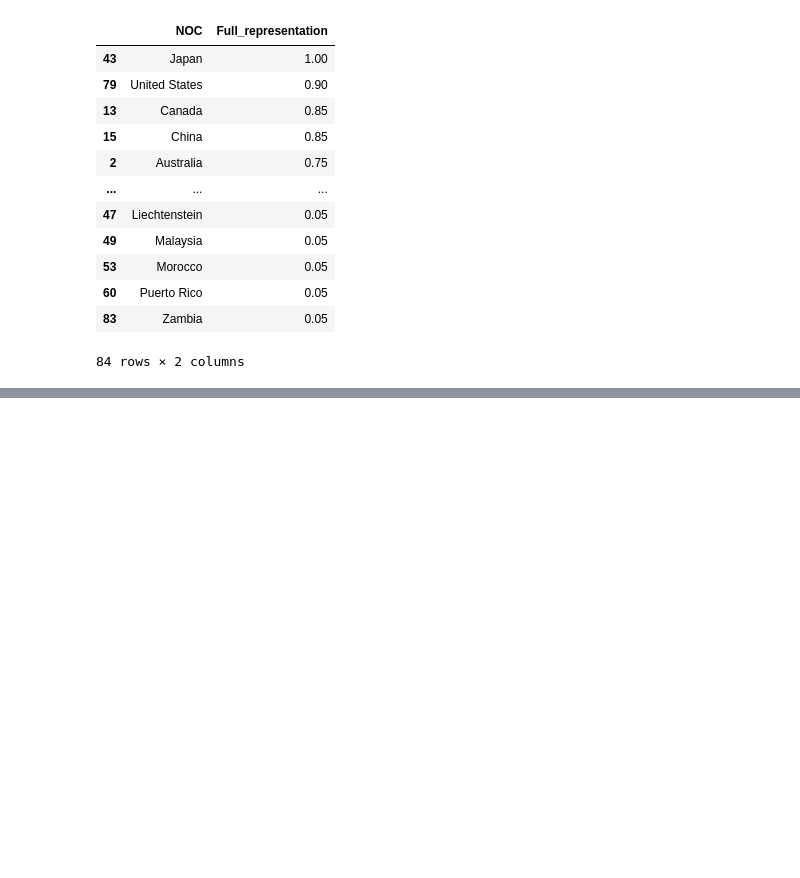
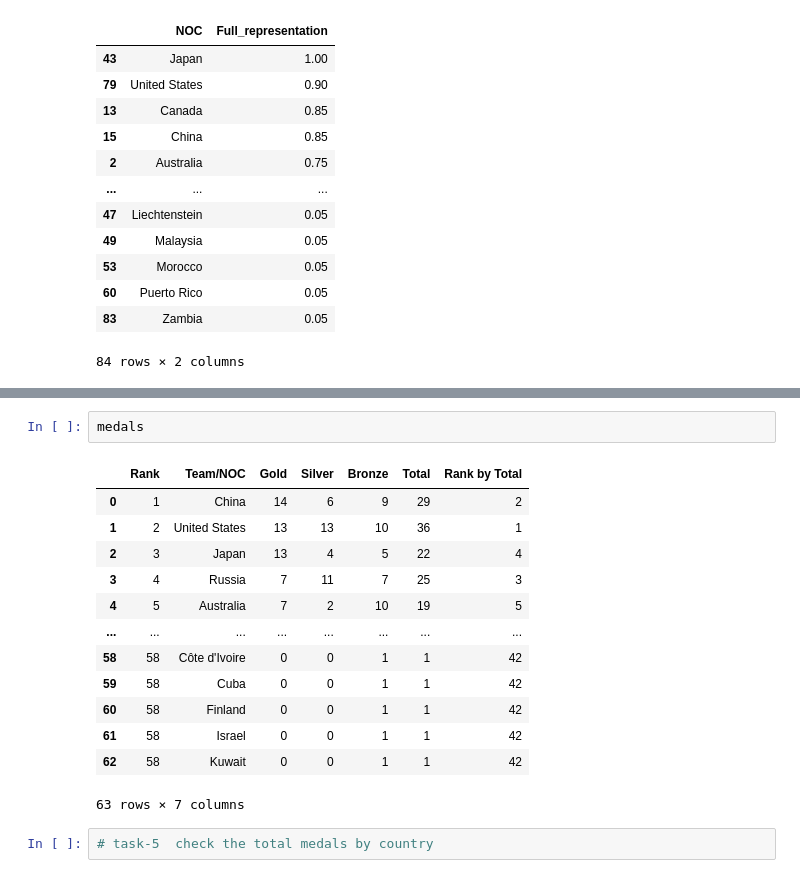
Before and after one commit to NadavNavon/Tokyo2020-DA, a Jupyter notebook: Tokyo_2020_notebook.ipynb, the cells around one changed output, grey strips where cells are left out. Cells and saved outputs as stored; diff of their text form; blank space fills up the shorter version.

```diff
--- a/Tokyo_2020_notebook.ipynb
+++ b/Tokyo_2020_notebook.ipynb
@@ -518,0 +515,18 @@ None
+# %%
+medals
+# %% [output]
+|  | Rank | Team/NOC | Gold | Silver | Bronze | Total | Rank by Total |
+| 0 | 1 | China | 14 | 6 | 9 | 29 | 2 |
+| 1 | 2 | United States | 13 | 13 | 10 | 36 | 1 |
+| 2 | 3 | Japan | 13 | 4 | 5 | 22 | 4 |
+| 3 | 4 | Russia | 7 | 11 | 7 | 25 | 3 |
+| 4 | 5 | Australia | 7 | 2 | 10 | 19 | 5 |
+| ... | ... | ... | ... | ... | ... | ... | ... |
+| 58 | 58 | Côte d'Ivoire | 0 | 0 | 1 | 1 | 42 |
+| 59 | 58 | Cuba | 0 | 0 | 1 | 1 | 42 |
+| 60 | 58 | Finland | 0 | 0 | 1 | 1 | 42 |
+| 61 | 58 | Israel | 0 | 0 | 1 | 1 | 42 |
+| 62 | 58 | Kuwait | 0 | 0 | 1 | 1 | 42 |
+63 rows × 7 columns
+# %%
+# task-5  check the total medals by country
```
Also changed, not shown: parts of 30 cells of this notebook.
